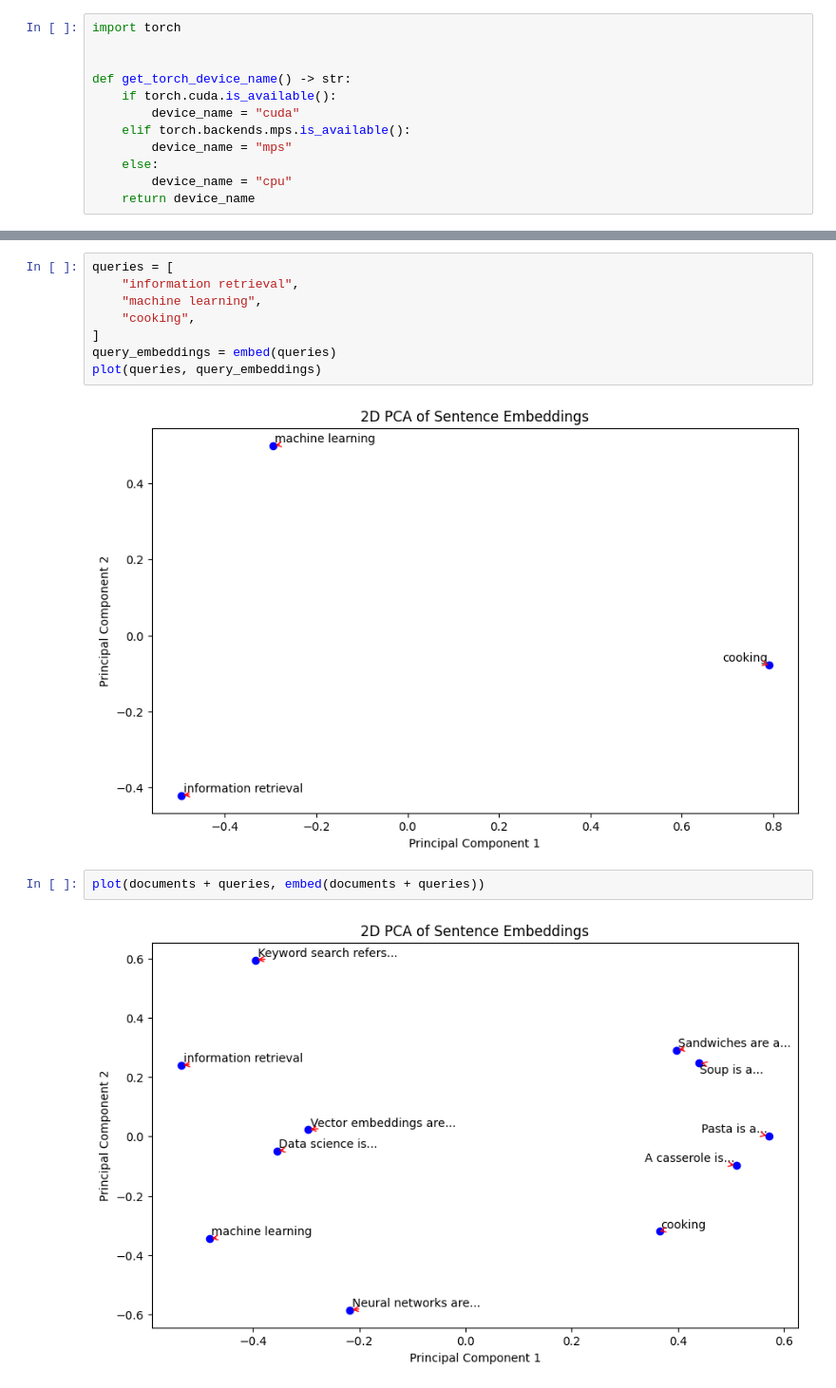
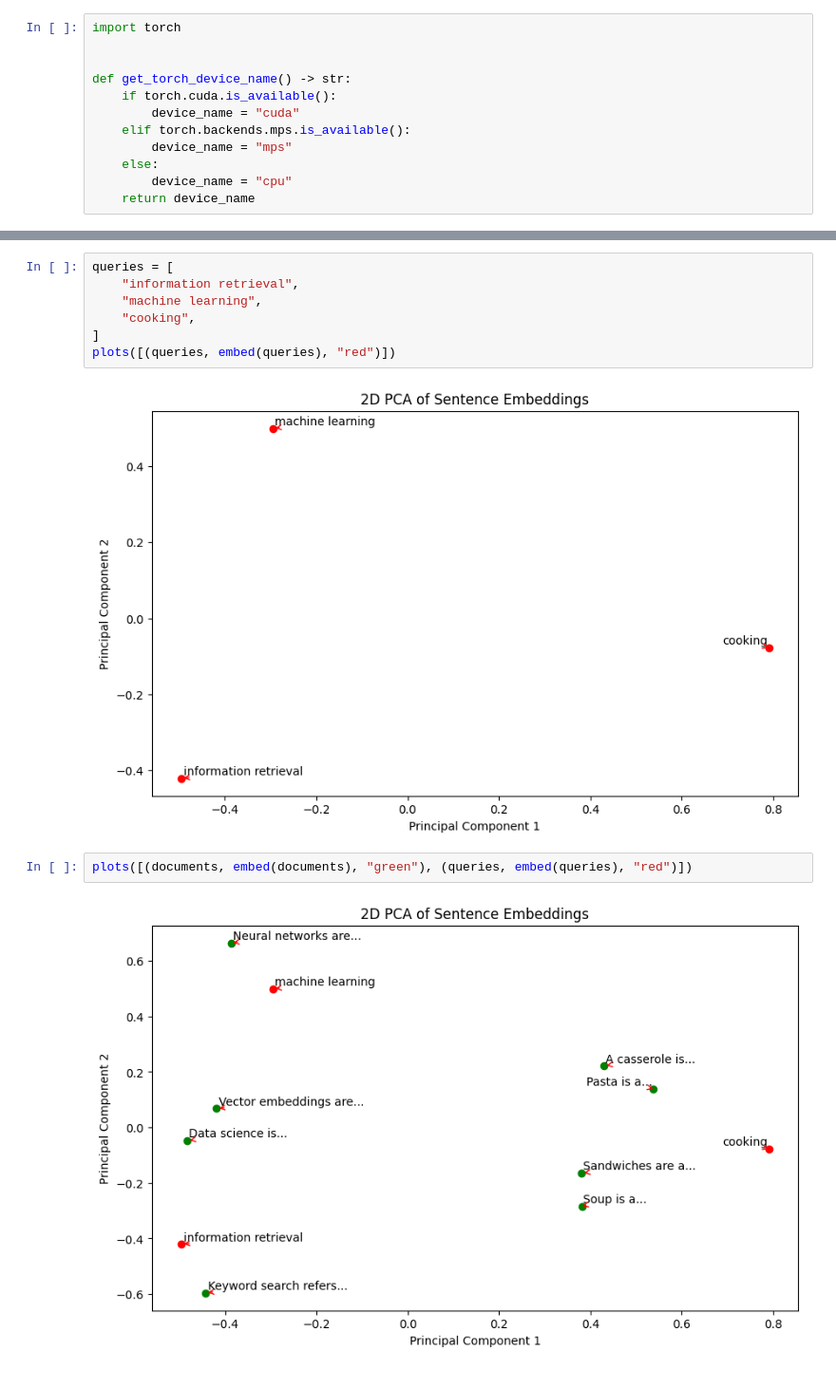
Before and after one commit to georgms/vector-intro, a Jupyter notebook: vector-intro.ipynb, the cells around one changed output, grey strips where cells are left out. Shown: that part at 95% size. Cells and saved outputs as stored; diff of their text form.

```diff
--- a/vector-intro.ipynb
+++ b/vector-intro.ipynb
@@ -152,11 +157,10 @@ queries = [
     "machine learning",
     "cooking",
 ]
-query_embeddings = embed(queries)
-plot(queries, query_embeddings)
+plots([(queries, embed(queries), "red")])
 # %% [output]
-[figure, old version]
+[figure, new version]
-# %%
-plot(documents + queries, embed(documents + queries))
-# %% [output]
-[figure, removed]
+# %%
+plots([(documents, embed(documents), "green"), (queries, embed(queries), "red")])
+# %% [output]
+[figure, added]
```
Also changed, not shown: parts of 7 cells of this notebook.
